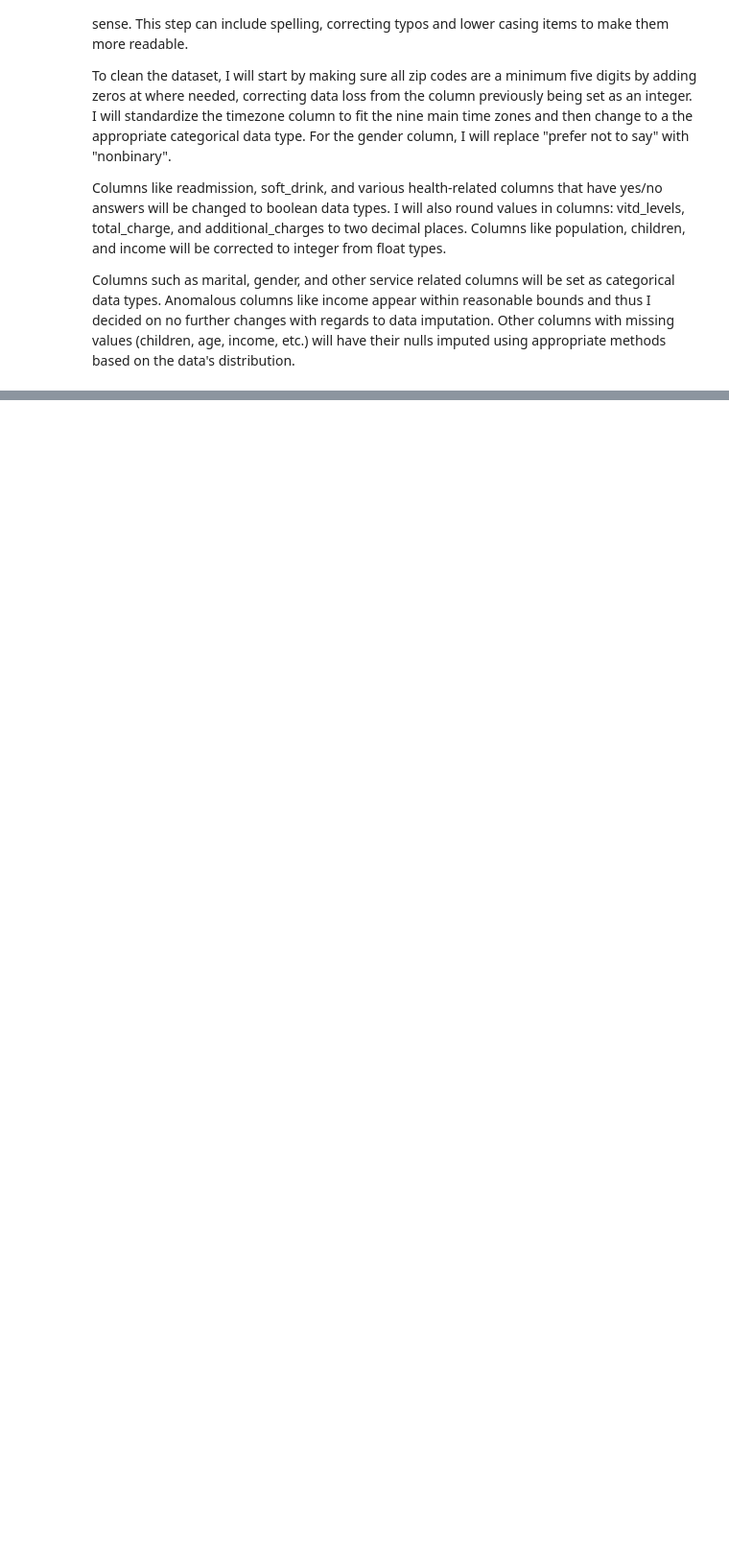
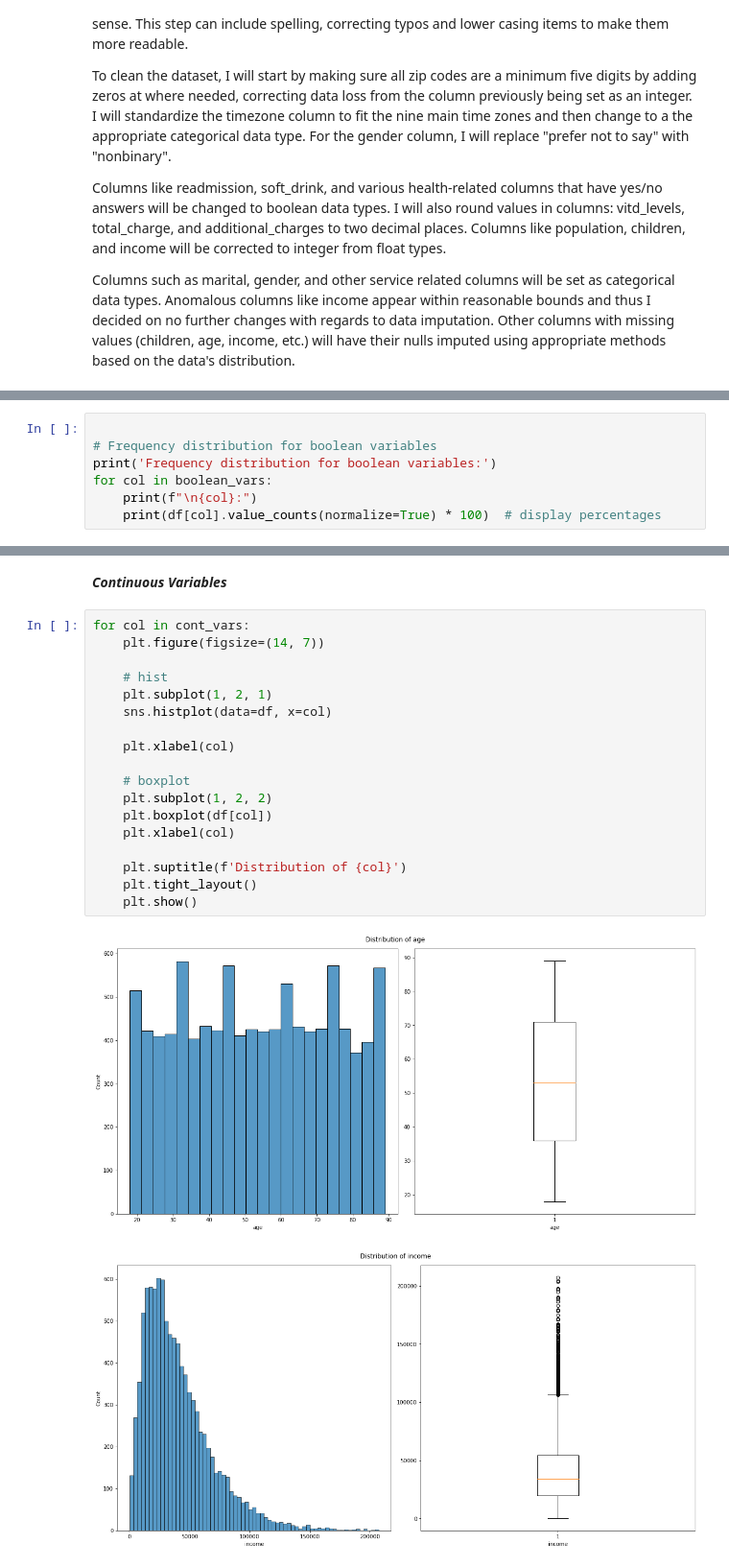
Before and after one commit to DesireeMcElroy/WGU_MSDA, a Jupyter notebook: D208-Predictive_Modeling/logistic_reg_task1.ipynb, the cells around one changed output, grey strips where cells are left out. Shown at 96% size. Cells and saved outputs as stored; diff of their text form; blank space fills up the shorter version.

```diff
--- a/D208-Predictive_Modeling/logistic_reg_task1.ipynb
+++ b/D208-Predictive_Modeling/logistic_reg_task1.ipynb
@@ -168,0 +287,7 @@ plt.hist(df.Initial_days)
+# %%
+
+# Frequency distribution for boolean variables
+print('Frequency distribution for boolean variables:')
+for col in boolean_vars:
+    print(f"\n{col}:")
+    print(df[col].value_counts(normalize=True) * 100)  # display percentages
@@ -168,0 +334,23 @@ plt.hist(df.Initial_days)
+# %% [markdown]
+***Continuous Variables***
+# %%
+for col in cont_vars:
+    plt.figure(figsize=(14, 7))
+
+    # hist
+    plt.subplot(1, 2, 1)
+    sns.histplot(data=df, x=col)
+
+    plt.xlabel(col)
+
+    # boxplot
+    plt.subplot(1, 2, 2)
+    plt.boxplot(df[col])
+    plt.xlabel(col)
+
+    plt.suptitle(f'Distribution of {col}')
+    plt.tight_layout()
+    plt.show()
+# %% [output]
+[figure, added]
+[figure, added]
```
Also changed, not shown: parts of 31 cells of this notebook.
